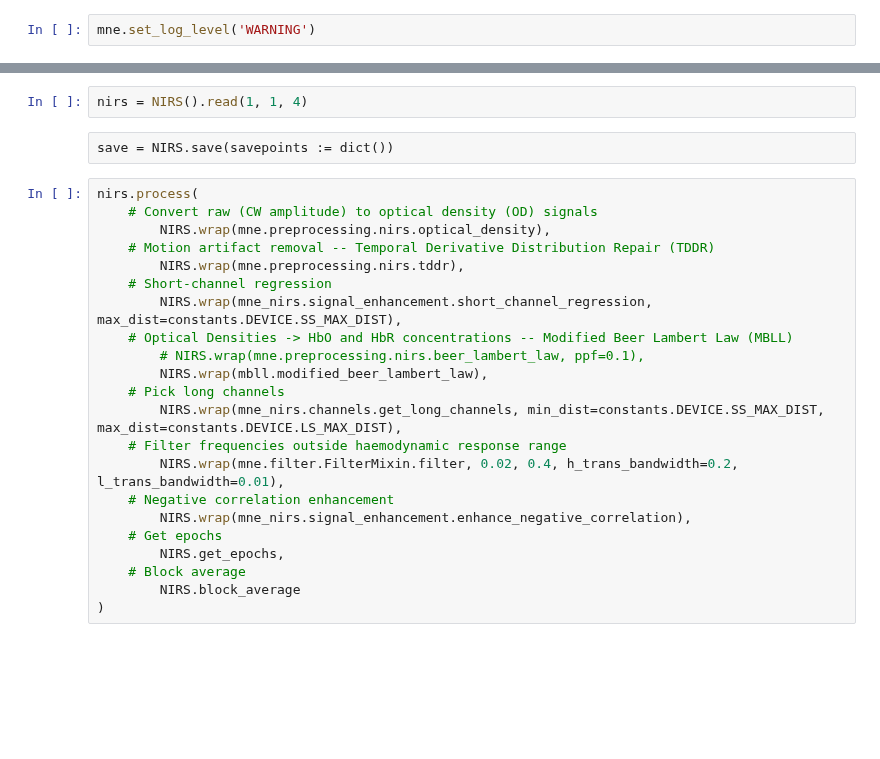
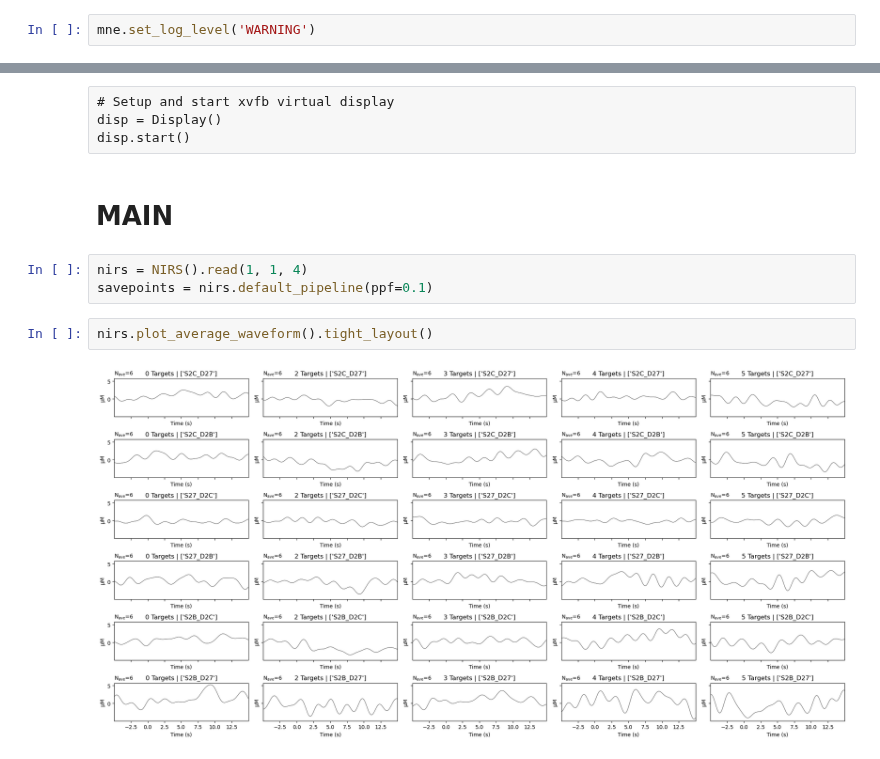
Before and after one commit to pulkitgoyal56/fnirsPy, a Jupyter notebook: playground.ipynb, the cells around one changed output, grey strips where cells are left out. Cells and saved outputs as stored; diff of their text form; blank space fills up the shorter version.

Commit message:
add more plotting functions
+ add more constants
+ update TIME_DRIFT_FACTOR

```diff
--- a/playground.ipynb
+++ b/playground.ipynb
@@ -28,26 +58,13 @@ mne.set_log_level('WARNING')
+# %% [raw]
+# Setup and start xvfb virtual display
+disp = Display()
+disp.start()
+# %% [markdown]
+# MAIN
 # %%
 nirs = NIRS().read(1, 1, 4)
+savepoints = nirs.default_pipeline(ppf=0.1)
-# %% [raw]
-save = NIRS.save(savepoints := dict())
-# %%
-nirs.process(
-    # Convert raw (CW amplitude) to optical density (OD) signals
-        NIRS.wrap(mne.preprocessing.nirs.optical_density),
-    # Motion artifact removal -- Temporal Derivative Distribution Repair (TDDR)
-        NIRS.wrap(mne.preprocessing.nirs.tddr),
-    # Short-channel regression
-        NIRS.wrap(mne_nirs.signal_enhancement.short_channel_regression, max_dist=constants.DEVICE.SS_MAX_DIST),
-    # Optical Densities -> HbO and HbR concentrations -- Modified Beer Lambert Law (MBLL)
-        # NIRS.wrap(mne.preprocessing.nirs.beer_lambert_law, ppf=0.1),
-        NIRS.wrap(mbll.modified_beer_lambert_law),
-    # Pick long channels
-        NIRS.wrap(mne_nirs.channels.get_long_channels, min_dist=constants.DEVICE.SS_MAX_DIST, max_dist=constants.DEVICE.LS_MAX_DIST),
-    # Filter frequencies outside haemodynamic response range
-        NIRS.wrap(mne.filter.FilterMixin.filter, 0.02, 0.4, h_trans_bandwidth=0.2, l_trans_bandwidth=0.01),
-    # Negative correlation enhancement
-        NIRS.wrap(mne_nirs.signal_enhancement.enhance_negative_correlation),
-    # Get epochs
-        NIRS.get_epochs,
-    # Block average
-        NIRS.block_average
-)
+# %%
+nirs.plot_average_waveform().tight_layout()
+# %% [output]
+[figure, added]
```
Also changed, not shown: parts of 13 cells of this notebook, 2 other files.
